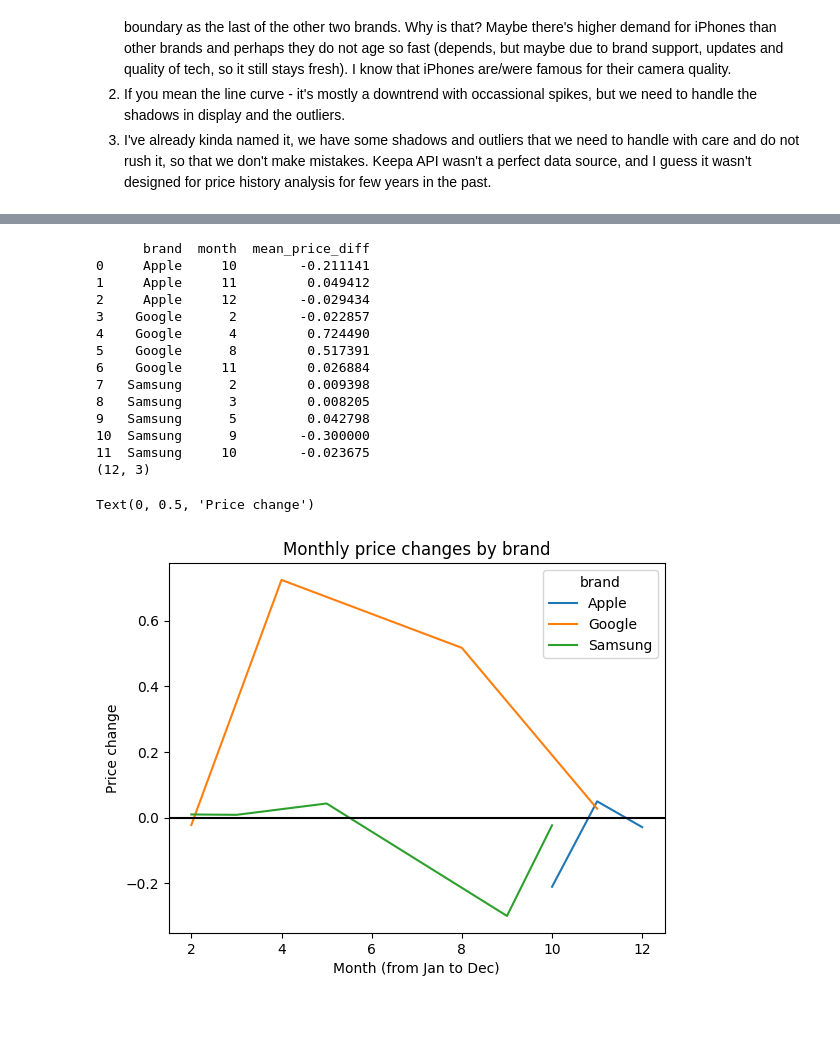
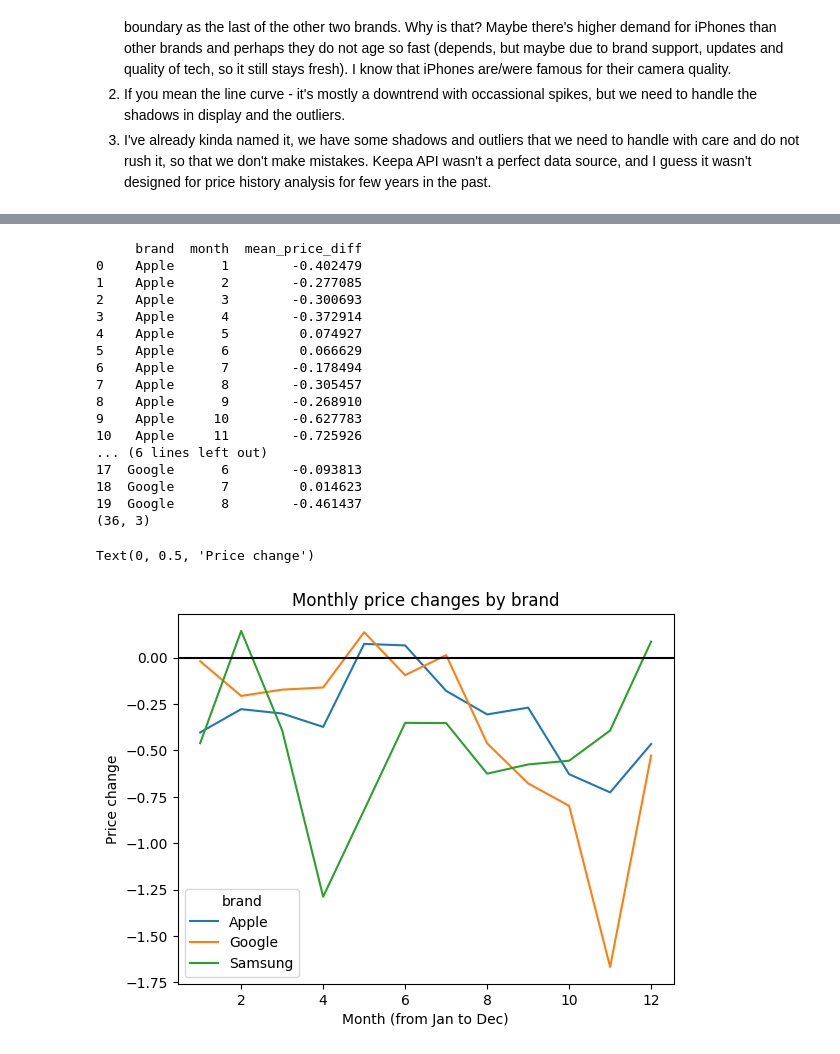
Before and after one commit to ady7ady7/python_agentic_learning, a Jupyter notebook: project1_phones_sales_analytics/notebooks/03_analysis.ipynb, the cells around one changed output, grey strips where cells are left out. Drawn from its saved outputs; the diff is of its cells as text; code cells hidden in the pictures; blank space fills up the shorter version.

```diff
--- a/project1_phones_sales_analytics/notebooks/03_analysis.ipynb
+++ b/project1_phones_sales_analytics/notebooks/03_analysis.ipynb
@@ -396,77 +394,48 @@ rounded_brand_decay_df_plot.show()
 # %%
-'''
-W3 D1 - Determine whether month of year affects price levels — specifically whether Black Friday
-(November) and Christmas season (December) produce lower prices relative to launch price.
+'''Seasonal analysis - monthly price changes - normalized '''
+import seaborn as sns
 
-Task 1 — Extract month from datetime [2 pts]
-
-In `03_analysis.ipynb`, using the resampled df (after the pipeline), add a `month` column.
-Use `.dt.month` or `.dt.month_name()` — your choice, but think about which is more useful for plotting.
-'''
-
-
-
-df['month'] = df['listedSince'].dt.month
-df['month_name'] = df['listedSince'].dt.month_name()
+df['month'] = df['datetime'].dt.month
+df['month_name'] = df['datetime'].dt.month_name()
 df.head()
 
-
-'''Task 2 — Compute MoM price change, then aggregate by brand + month [3 pts]
-
-First, compute month-over-month price change per ASIN
-(as a percentage point diff of `price_pct_of_launch`).
-Store it in a new column called `price_diff`.
-
-Then aggregate: group by `brand` and `month`, compute mean `price_diff`.
-Store result in a new DataFrame called `seasonal`.
-
-Expected shape: ~36 rows (3 brands × 12 months, minus any months with no data).'''
-
-df['price_diff'] = df['price_pct_of_launch'] - df['price_pct_of_launch'].shift(1)
+df['price_diff'] = df.groupby('asin')['price_pct_of_launch'].diff()
 df.head()
 
 seasonal = df.groupby(['brand', 'month']).agg(
     mean_price_diff = ('price_diff', 'mean')
 ).reset_index()
 print(seasonal.head(20))
 print(seasonal.shape)
-
-
-
-'''Plot `seasonal` as a Seaborn lineplot:
-- x = month
-- y = mean price_diff
-- hue = brand
-- Add a horizontal line at y=0 (no change baseline)
-- Add a title and axis labels
-
-Think about x-axis ordering — months should go Jan → Dec, not sorted alphabetically.'''
 
 
 plot = sns.lineplot(
     seasonal,
     x = 'month',
     y = 'mean_price_diff',
     hue = 'brand'
     )
 plot.axhline(y = 0, color = 'black')
 plot.set_title('Monthly price changes by brand')
 plot.set_xlabel('Month (from Jan to Dec)')
 plot.set_ylabel('Price change')
 # %% [output]
-      brand  month  mean_price_diff
-0     Apple     10        -0.211141
-1     Apple     11         0.049412
-2     Apple     12        -0.029434
-3    Google      2        -0.022857
-4    Google      4         0.724490
-5    Google      8         0.517391
-6    Google     11         0.026884
-7   Samsung      2         0.009398
-8   Samsung      3         0.008205
-9   Samsung      5         0.042798
-10  Samsung      9        -0.300000
-11  Samsung     10        -0.023675
-(12, 3)
+     brand  month  mean_price_diff
+0    Apple      1        -0.402479
+1    Apple      2        -0.277085
+2    Apple      3        -0.300693
+3    Apple      4        -0.372914
+4    Apple      5         0.074927
+5    Apple      6         0.066629
+6    Apple      7        -0.178494
+7    Apple      8        -0.305457
+8    Apple      9        -0.268910
+9    Apple     10        -0.627783
+10   Apple     11        -0.725926
+... (6 lines left out)
+17  Google      6        -0.093813
+18  Google      7         0.014623
+19  Google      8        -0.461437
+(36, 3)
 Text(0, 0.5, 'Price change')
-[figure, old version]
+[figure, new version]
```
Also changed, not shown: parts of 9 cells of this notebook, 4 other files.
